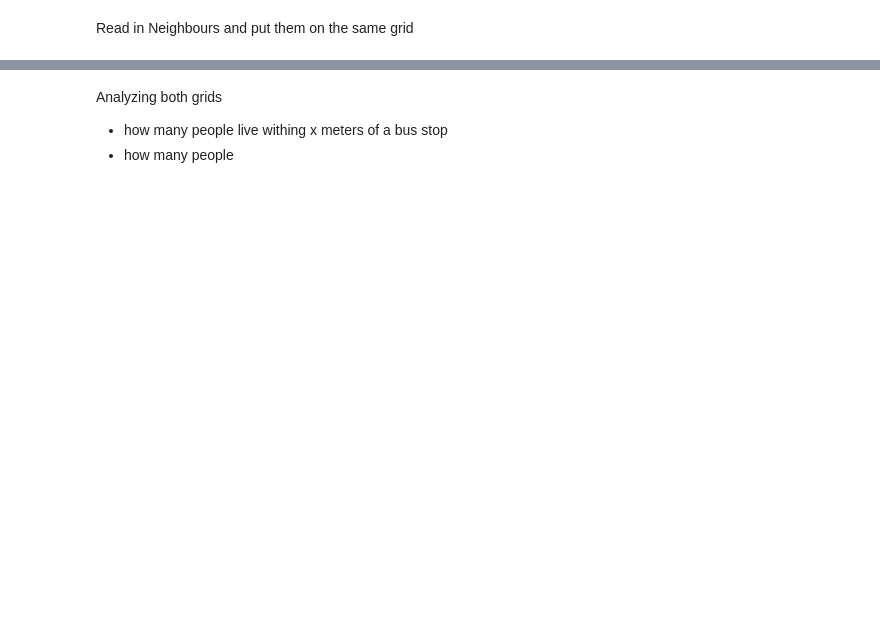
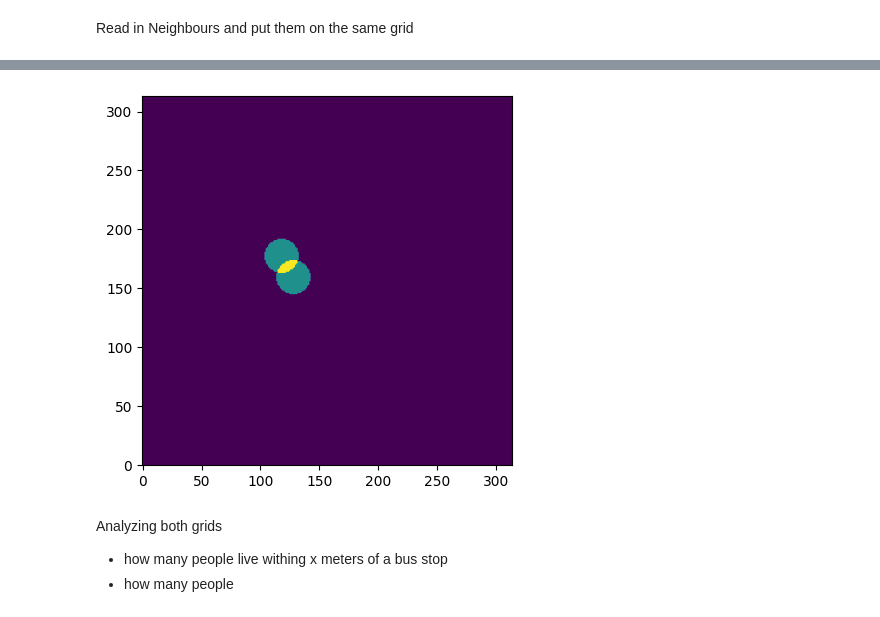
Before and after one commit to lauris-schleussner/Datascience2, a Jupyter notebook: population_density.ipynb, the cells around one changed output, grey strips where cells are left out. Drawn from its saved outputs; the diff is of its cells as text; code cells hidden in the pictures; blank space fills up the shorter version.

```diff
--- a/population_density.ipynb
+++ b/population_density.ipynb
@@ -190,3 +171,32 @@ if __name__ == "__main__":
+# %%
+def convolve_stopgrid(r_orig = 0.15):
+
+    #assert r_orig <= 1
+
+    # TODO this has to be adapted to the actual selection size. Otherwise the stop radius is too wide
+    cx = 30.
+    cy = 30.
+    r = r_orig/onepxlength
+
+    fx = np.arange(0, 4.5 * r)
+    fy = np.arange(0, 4.5 * r)
+    farr = np.zeros((fy.size, fx.size))
+
+    mask = (fx[np.newaxis,:]-cx)**2 + (fy[:,np.newaxis]-cy)**2 < r**2
+    farr[mask] = 1.
+
+    kernel = farr
+    # CONVOLVEDSTOPSGRID = convolve2d(STOPSGRID, kernel)
+    CONVOLVEDSTOPSGRID = fftconvolve(STOPSGRID, kernel) # faster
+
+    return CONVOLVEDSTOPSGRID
+
+if __name__ == "__main__":
+    CONVOLVEDSTOPSGRID = convolve_stopgrid()
+    plt.imshow(CONVOLVEDSTOPSGRID, interpolation = None, origin = "lower")
+    plt.show()
+# %% [output]
+[figure, added]
 # %% [markdown]
 Analyzing both grids
 - how many people live withing x meters of a bus stop
```
Also changed, not shown: parts of 8 cells of this notebook, 13 other files.
